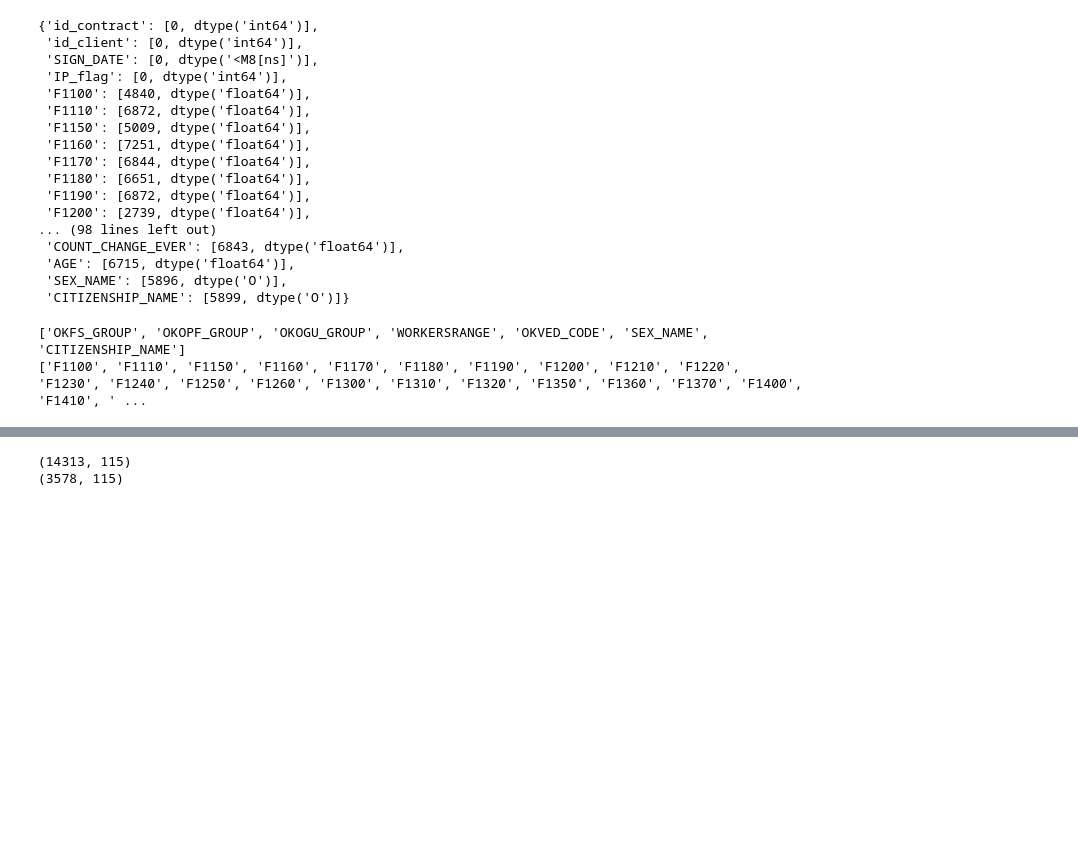
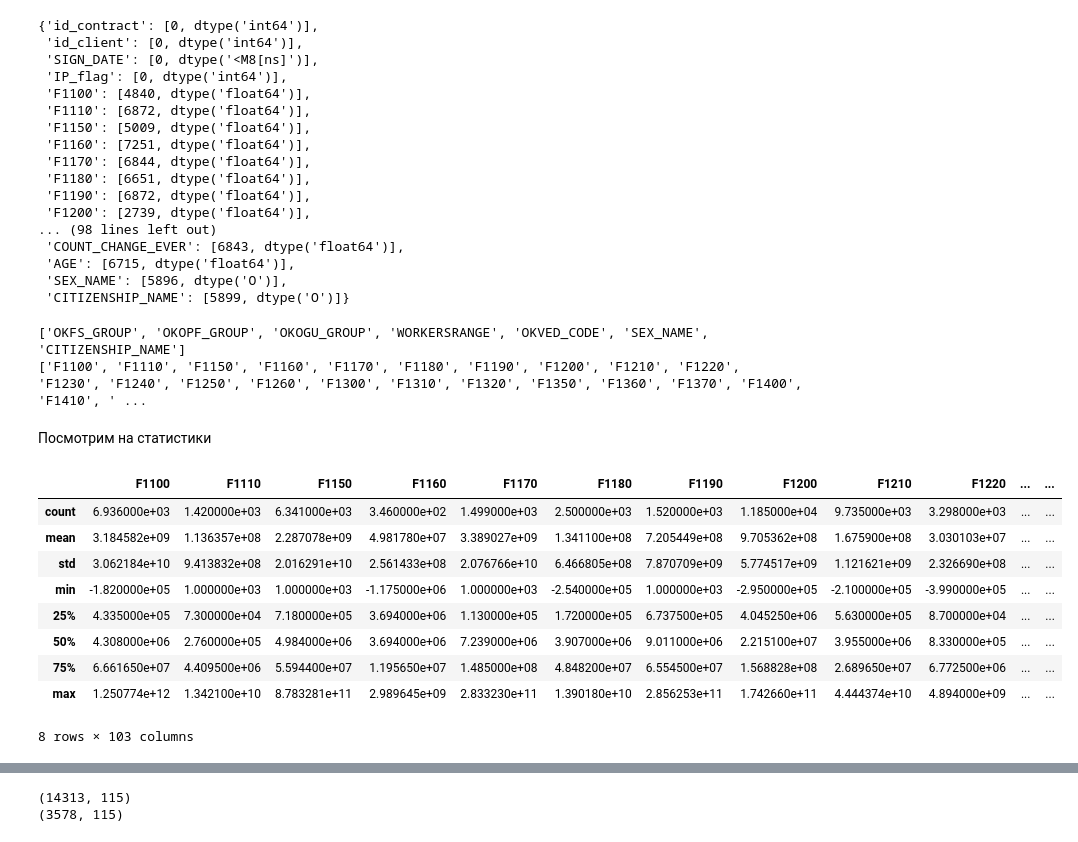
Before and after one commit to FED32/MKB_hackaton, a Jupyter notebook: Hackaton_mkb/notebooks/mkb.ipynb, the cells around one changed output, grey strips where cells are left out. Saved outputs shown, nothing was run; the diff lists cells and outputs as text; code cells hidden in the pictures; blank space fills up the shorter version.

```diff
--- a/Hackaton_mkb/notebooks/mkb.ipynb
+++ b/Hackaton_mkb/notebooks/mkb.ipynb
@@ -429,3 +417,18 @@ print(num_features)
 # %% [output]
 ['OKFS_GROUP', 'OKOPF_GROUP', 'OKOGU_GROUP', 'WORKERSRANGE', 'OKVED_CODE', 'SEX_NAME', 'CITIZENSHIP_NAME']
 ['F1100', 'F1110', 'F1150', 'F1160', 'F1170', 'F1180', 'F1190', 'F1200', 'F1210', 'F1220', 'F1230', 'F1240', 'F1250', 'F1260', 'F1300', 'F1310', 'F1320', 'F1350', 'F1360', 'F1370', 'F1400', 'F1410', ' ...
+# %% [markdown]
+Посмотрим на статистики
+# %%
+train_data[num_features].describe()
+# %% [output]
+|  | F1100 | F1110 | F1150 | F1160 | F1170 | F1180 | F1190 | F1200 | F1210 | F1220 | ... | ... |
+| count | 6.936000e+03 | 1.420000e+03 | 6.341000e+03 | 3.460000e+02 | 1.499000e+03 | 2.500000e+03 | 1.520000e+03 | 1.185000e+04 | 9.735000e+03 | 3.298000e+03 | ... | ... |
+| mean | 3.184582e+09 | 1.136357e+08 | 2.287078e+09 | 4.981780e+07 | 3.389027e+09 | 1.341100e+08 | 7.205449e+08 | 9.705362e+08 | 1.675900e+08 | 3.030103e+07 | ... | ... |
+| std | 3.062184e+10 | 9.413832e+08 | 2.016291e+10 | 2.561433e+08 | 2.076766e+10 | 6.466805e+08 | 7.870709e+09 | 5.774517e+09 | 1.121621e+09 | 2.326690e+08 | ... | ... |
+| min | -1.820000e+05 | 1.000000e+03 | 1.000000e+03 | -1.175000e+06 | 1.000000e+03 | -2.540000e+05 | 1.000000e+03 | -2.950000e+05 | -2.100000e+05 | -3.990000e+05 | ... | ... |
+| 25% | 4.335000e+05 | 7.300000e+04 | 7.180000e+05 | 3.694000e+06 | 1.130000e+05 | 1.720000e+05 | 6.737500e+05 | 4.045250e+06 | 5.630000e+05 | 8.700000e+04 | ... | ... |
+| 50% | 4.308000e+06 | 2.760000e+05 | 4.984000e+06 | 3.694000e+06 | 7.239000e+06 | 3.907000e+06 | 9.011000e+06 | 2.215100e+07 | 3.955000e+06 | 8.330000e+05 | ... | ... |
+| 75% | 6.661650e+07 | 4.409500e+06 | 5.594400e+07 | 1.195650e+07 | 1.485000e+08 | 4.848200e+07 | 6.554500e+07 | 1.568828e+08 | 2.689650e+07 | 6.772500e+06 | ... | ... |
+| max | 1.250774e+12 | 1.342100e+10 | 8.783281e+11 | 2.989645e+09 | 2.833230e+11 | 1.390180e+10 | 2.856253e+11 | 1.742660e+11 | 4.444374e+10 | 4.894000e+09 | ... | ... |
+8 rows × 103 columns
```
Also changed, not shown: parts of 13 cells of this notebook.
